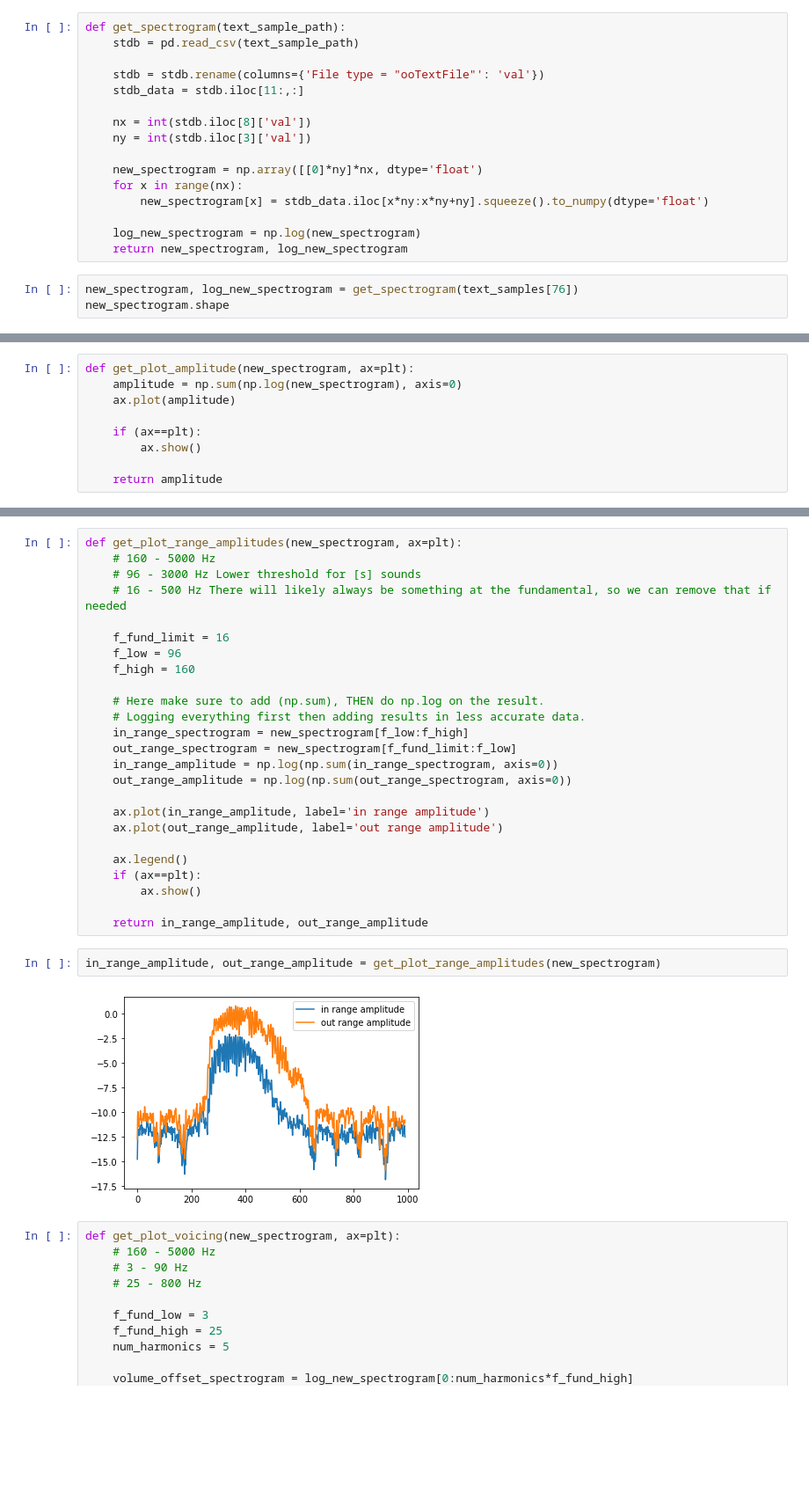
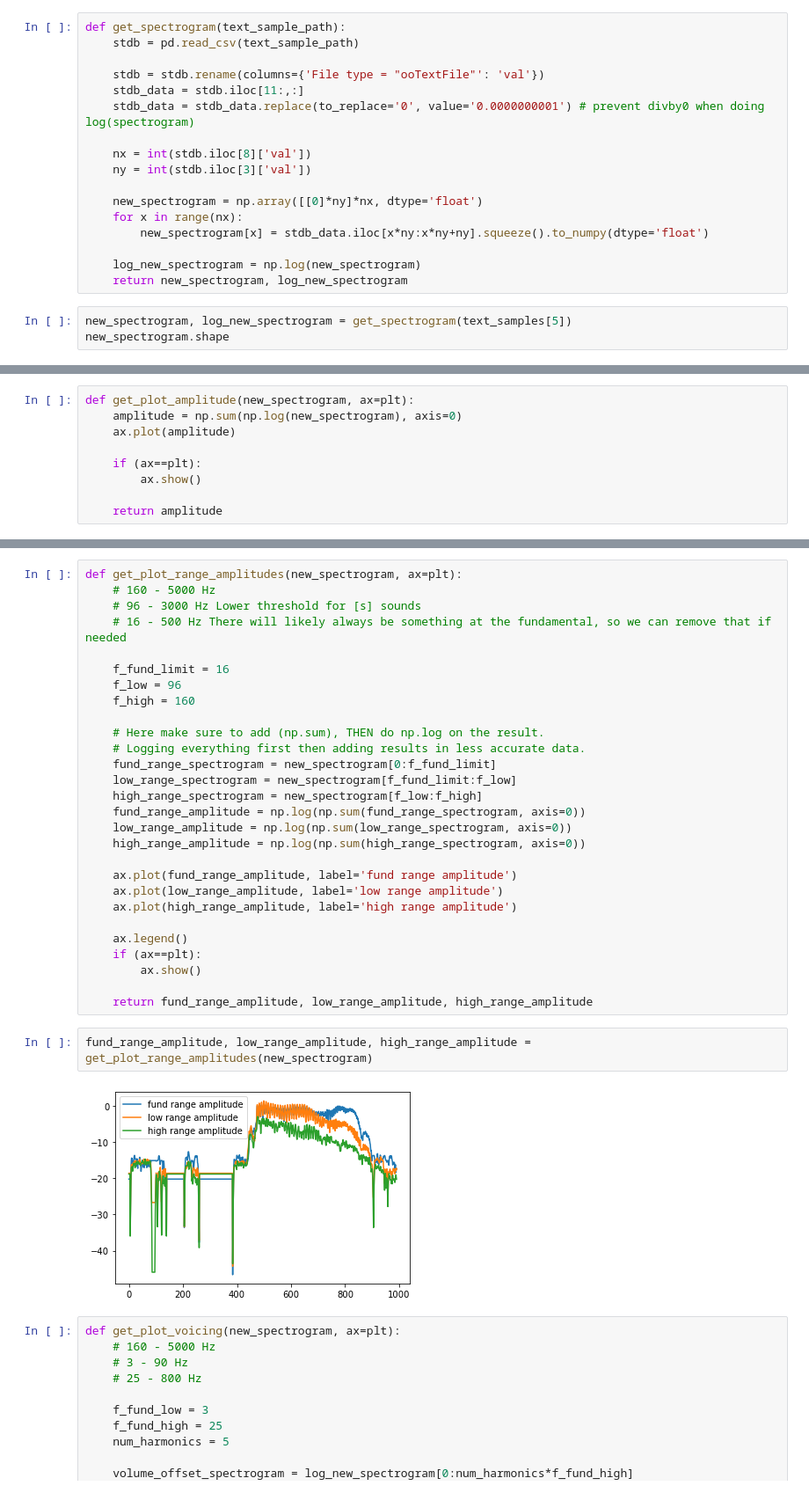
Before and after one commit to Calculasians/Praat, a Jupyter notebook: KeywordSpotting_PraatEndeavour.ipynb, the cells around one changed output, grey strips where cells are left out. Shown at 88% size. Cells and saved outputs as stored; diff of their text form; blank space fills up the shorter version.

```diff
--- a/KeywordSpotting_PraatEndeavour.ipynb
+++ b/KeywordSpotting_PraatEndeavour.ipynb
@@ -77,6 +77,7 @@ def get_spectrogram(text_sample_path):
 
     stdb = stdb.rename(columns={'File type = "ooTextFile"': 'val'})
     stdb_data = stdb.iloc[11:,:]
+    stdb_data = stdb_data.replace(to_replace='0', value='0.0000000001') # prevent divby0 when doing log(spectrogram)
 
     nx = int(stdb.iloc[8]['val'])
     ny = int(stdb.iloc[3]['val'])
@@ -88,7 +89,7 @@ def get_spectrogram(text_sample_path):
     log_new_spectrogram = np.log(new_spectrogram)
     return new_spectrogram, log_new_spectrogram
 # %%
-new_spectrogram, log_new_spectrogram = get_spectrogram(text_samples[76])
+new_spectrogram, log_new_spectrogram = get_spectrogram(text_samples[5])
 new_spectrogram.shape
 # %% [output]
 (160, 991)
@@ -122,23 +123,26 @@ def get_plot_range_amplitudes(new_spectrogram, ax=plt):
 
     # Here make sure to add (np.sum), THEN do np.log on the result.
     # Logging everything first then adding results in less accurate data.
-    in_range_spectrogram = new_spectrogram[f_low:f_high]
-    out_range_spectrogram = new_spectrogram[f_fund_limit:f_low]
-    in_range_amplitude = np.log(np.sum(in_range_spectrogram, axis=0))
-    out_range_amplitude = np.log(np.sum(out_range_spectrogram, axis=0))
+    fund_range_spectrogram = new_spectrogram[0:f_fund_limit]
+    low_range_spectrogram = new_spectrogram[f_fund_limit:f_low]
+    high_range_spectrogram = new_spectrogram[f_low:f_high]
+    fund_range_amplitude = np.log(np.sum(fund_range_spectrogram, axis=0))
+    low_range_amplitude = np.log(np.sum(low_range_spectrogram, axis=0))
+    high_range_amplitude = np.log(np.sum(high_range_spectrogram, axis=0))
 
-    ax.plot(in_range_amplitude, label='in range amplitude')
-    ax.plot(out_range_amplitude, label='out range amplitude')
+    ax.plot(fund_range_amplitude, label='fund range amplitude')
+    ax.plot(low_range_amplitude, label='low range amplitude')
+    ax.plot(high_range_amplitude, label='high range amplitude')
 
     ax.legend()
     if (ax==plt):
         ax.show()
 
-    return in_range_amplitude, out_range_amplitude
+    return fund_range_amplitude, low_range_amplitude, high_range_amplitude
 # %%
-in_range_amplitude, out_range_amplitude = get_plot_range_amplitudes(new_spectrogram)
+fund_range_amplitude, low_range_amplitude, high_range_amplitude = get_plot_range_amplitudes(new_spectrogram)
 # %% [output]
-[figure, old version]
+[figure, new version]
 # %%
 def get_plot_voicing(new_spectrogram, ax=plt):
     # 160 - 5000 Hz
```
Also changed, not shown: parts of 4 cells of this notebook.
